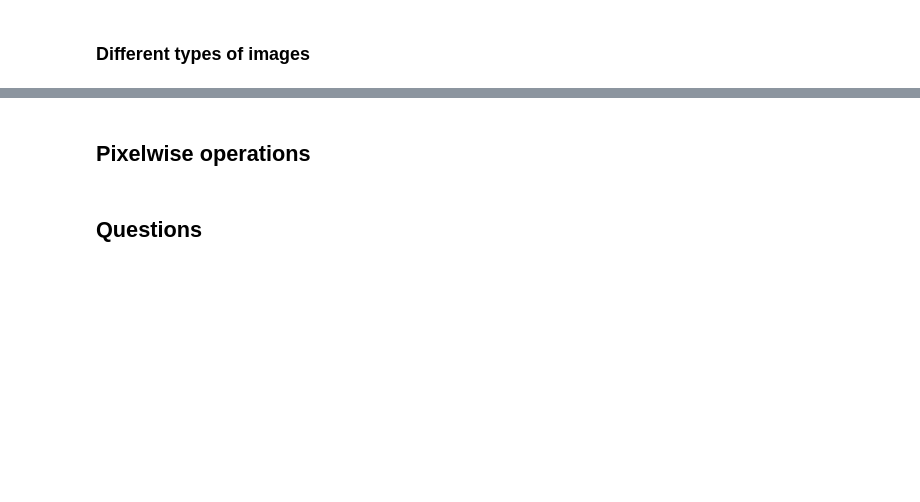
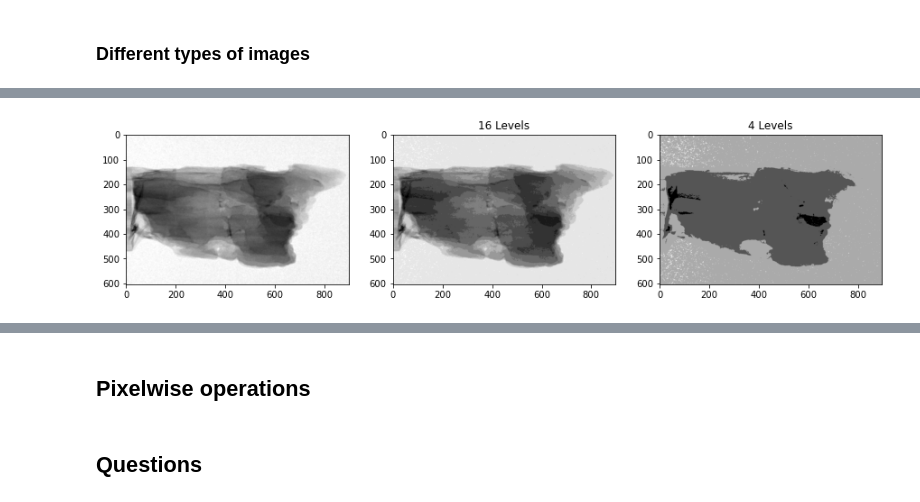
Before and after one commit to ImagingLectures/IAEA-eLearning2, a Jupyter notebook: lectures/01-Introduction2ImgProc/Introduction2Images.ipynb, the cells around one changed output, grey strips where cells are left out. Cells and saved outputs as stored; diff of their text form; code cells hidden in the pictures; blank space fills up the shorter version.

```diff
--- a/lectures/01-Introduction2ImgProc/Introduction2Images.ipynb
+++ b/lectures/01-Introduction2ImgProc/Introduction2Images.ipynb
@@ -86,0 +176,14 @@ The information you want to quantify affects:
+# %%
+img=np.load('data/wood.npy');
+fig,ax = plt.subplots(1,3,figsize=[15,7])
+ax[0].imshow(img, cmap='gray'); plt.title('Original')
+
+levels   = 16;
+lvl = np.floor(img*levels)
+ax[1].imshow(lvl, cmap='gray'); ax[1].set_title('{0} Levels'.format(levels));
+
+levels   = 4 ;
+lvl = np.floor(img*levels)
+ax[2].imshow(lvl, cmap='gray'); ax[2].set_title('{0} Levels'.format(levels));
+# %% [output]
+[figure, added]
```
Also changed, not shown: parts of 34 cells of this notebook, 2 other files.
